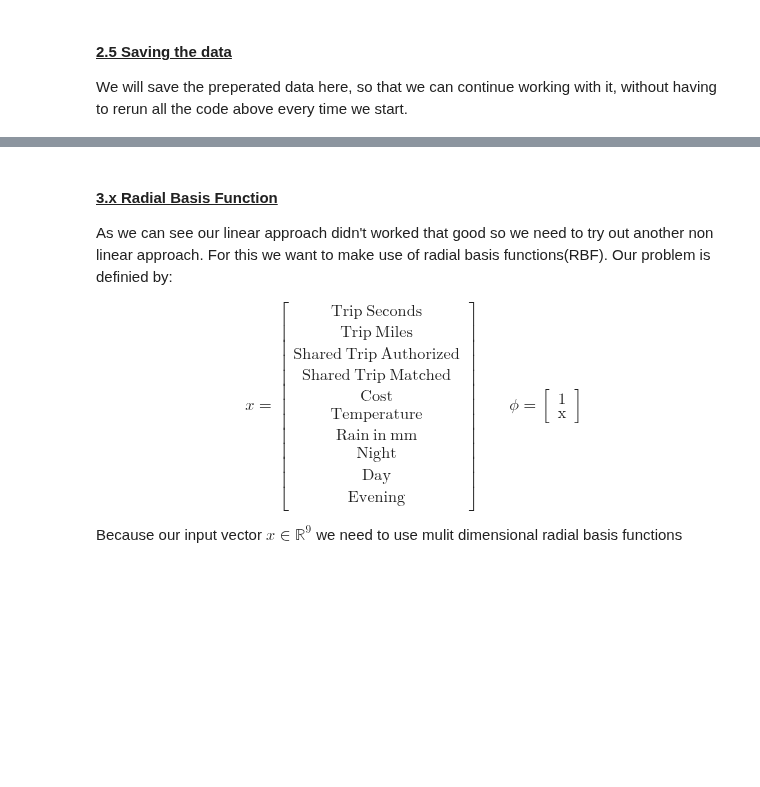
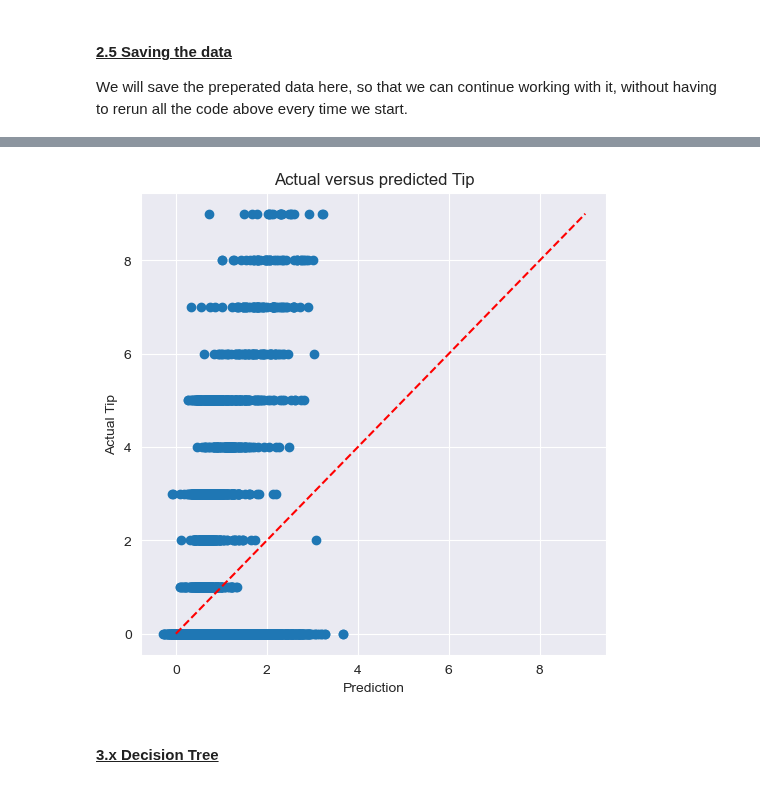
Before and after one commit to mrennefo/DSML-Project, a Jupyter notebook: DSML-Project.ipynb, the cells around one changed output, grey strips where cells are left out. Cells and saved outputs as stored; diff of their text form; code cells hidden in the pictures; blank space fills up the shorter version.

```diff
--- a/DSML-Project.ipynb
+++ b/DSML-Project.ipynb
@@ -410,12 +408,17 @@ UserWarning: X does not have valid feature names, but LinearRegression was fitte
+# %%
+#Save our predticted values
+prediction = linear_model.predict(x_test_data_scaled)
+
+plt.figure(figsize=(6, 6))
+#Plot ideal line
+plt.plot([y_test_data.min(), y_test_data.max()], [y_test_data.min(), y_test_data.max()], 'r--')
+#Scatter plot prediction versus actual tip
+plt.scatter(prediction[:5000], y_test_data[:5000])
+plt.xlabel('Prediction')
+plt.ylabel('Actual Tip')
+plt.title('Actual versus predicted Tip')
+plt.show()
+# %% [output]
+[figure, added]
 # %% [markdown]
-<h4 style="text-decoration: underline;">3.x Radial Basis Function</h4>
-As we can see our linear approach didn't worked that good so we need to try out another non linear approach. For this we want to make use of radial basis functions(RBF). Our problem is definied by:
-\begin{equation}
- \begin{aligned}
-x = \left[ \begin{array}{c} \mathrm{Trip\ Seconds} \\ \mathrm{Trip\ Miles} \\ \mathrm{Shared\ Trip\ Authorized} \\ \mathrm{Shared\ Trip\ Matched} \\ \mathrm{Cost} \\ \mathrm{Temperature} \\ \mathrm{Rain\ in\ mm} \\ \mathrm{Night} \\ \mathrm{Day} \\ \mathrm{Evening} \end{array} \right]
-\qquad
-\phi = \left[ \begin{array}{c} 1 \\ \mathrm{x} \end{array} \right]
-\end{aligned}
-\end{equation}
-
-Because our input vector $ x \in \mathbb{R}^9 $ we need to use mulit dimensional radial basis functions
+<h4 style="text-decoration: underline;">3.x Decision Tree</h4>
```
Also changed, not shown: parts of 34 cells of this notebook, 1 other file.
